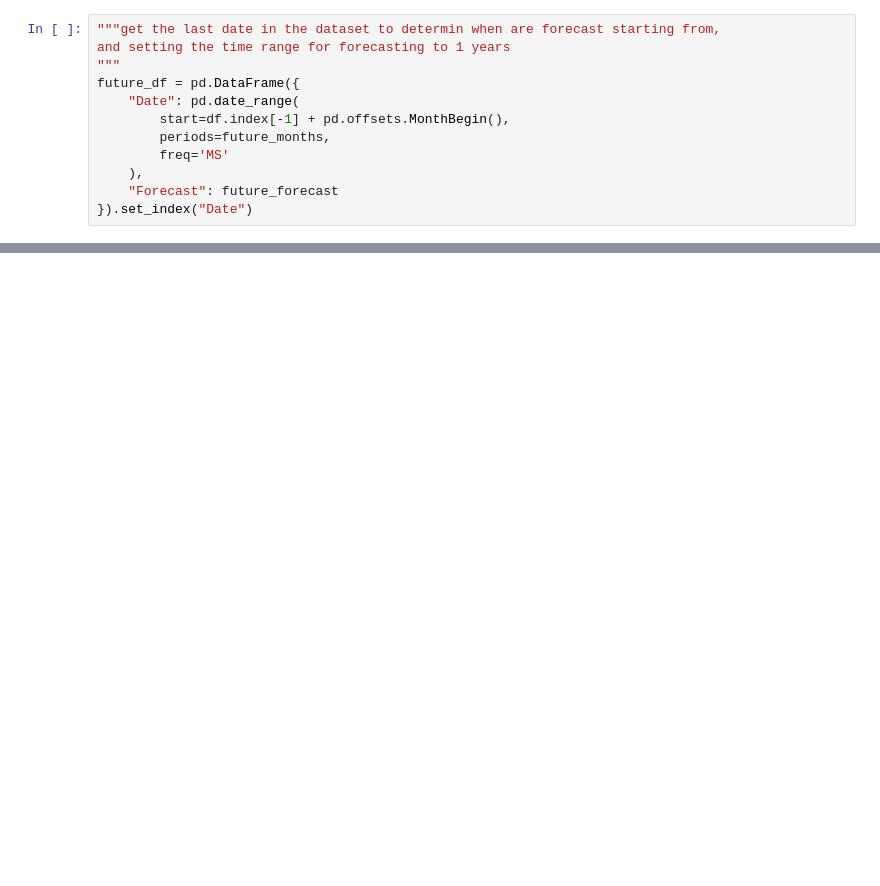
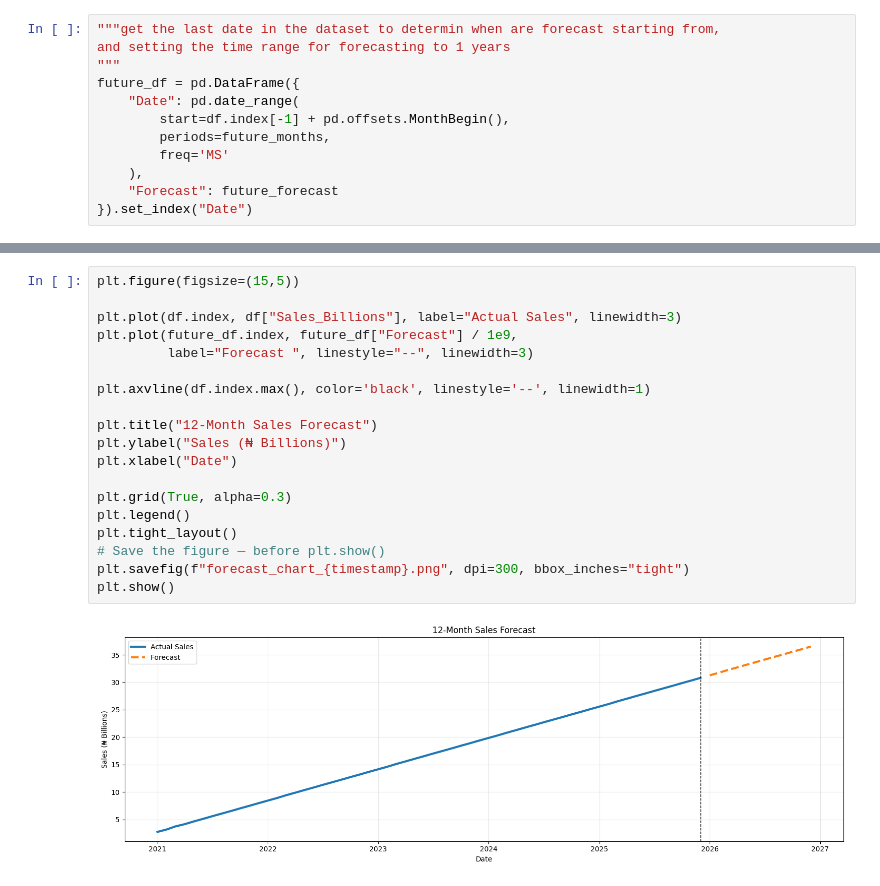
Before and after one commit to clusterloggs/forecasting-sale, a Jupyter notebook: forecasting.ipynb, the cells around one changed output, grey strips where cells are left out. Drawn from its saved outputs; the diff is of its cells as text; blank space fills up the shorter version.

```diff
--- a/forecasting.ipynb
+++ b/forecasting.ipynb
@@ -287,0 +282,21 @@ plt.show()
+# %%
+plt.figure(figsize=(15,5))
+
+plt.plot(df.index, df["Sales_Billions"], label="Actual Sales", linewidth=3)
+plt.plot(future_df.index, future_df["Forecast"] / 1e9,
+         label="Forecast ", linestyle="--", linewidth=3)
+
+plt.axvline(df.index.max(), color='black', linestyle='--', linewidth=1)
+
+plt.title("12-Month Sales Forecast")
+plt.ylabel("Sales (₦ Billions)")
+plt.xlabel("Date")
+
+plt.grid(True, alpha=0.3)
+plt.legend()
+plt.tight_layout()
+# Save the figure — before plt.show()
+plt.savefig(f"forecast_chart_{timestamp}.png", dpi=300, bbox_inches="tight")
+plt.show()
+# %% [output]
+[figure, added]
```
Also changed, not shown: parts of 17 cells of this notebook, 6 other files.
